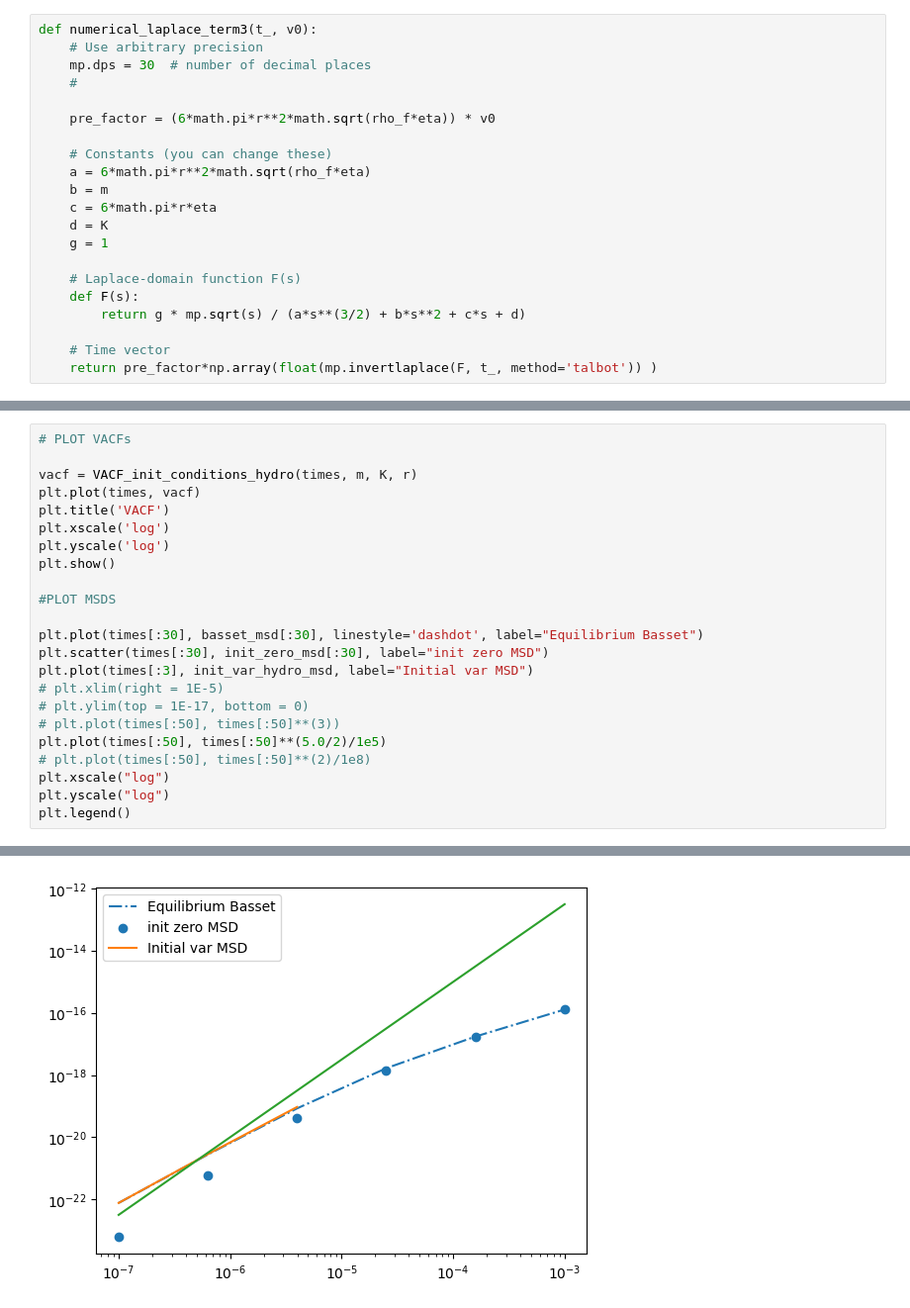
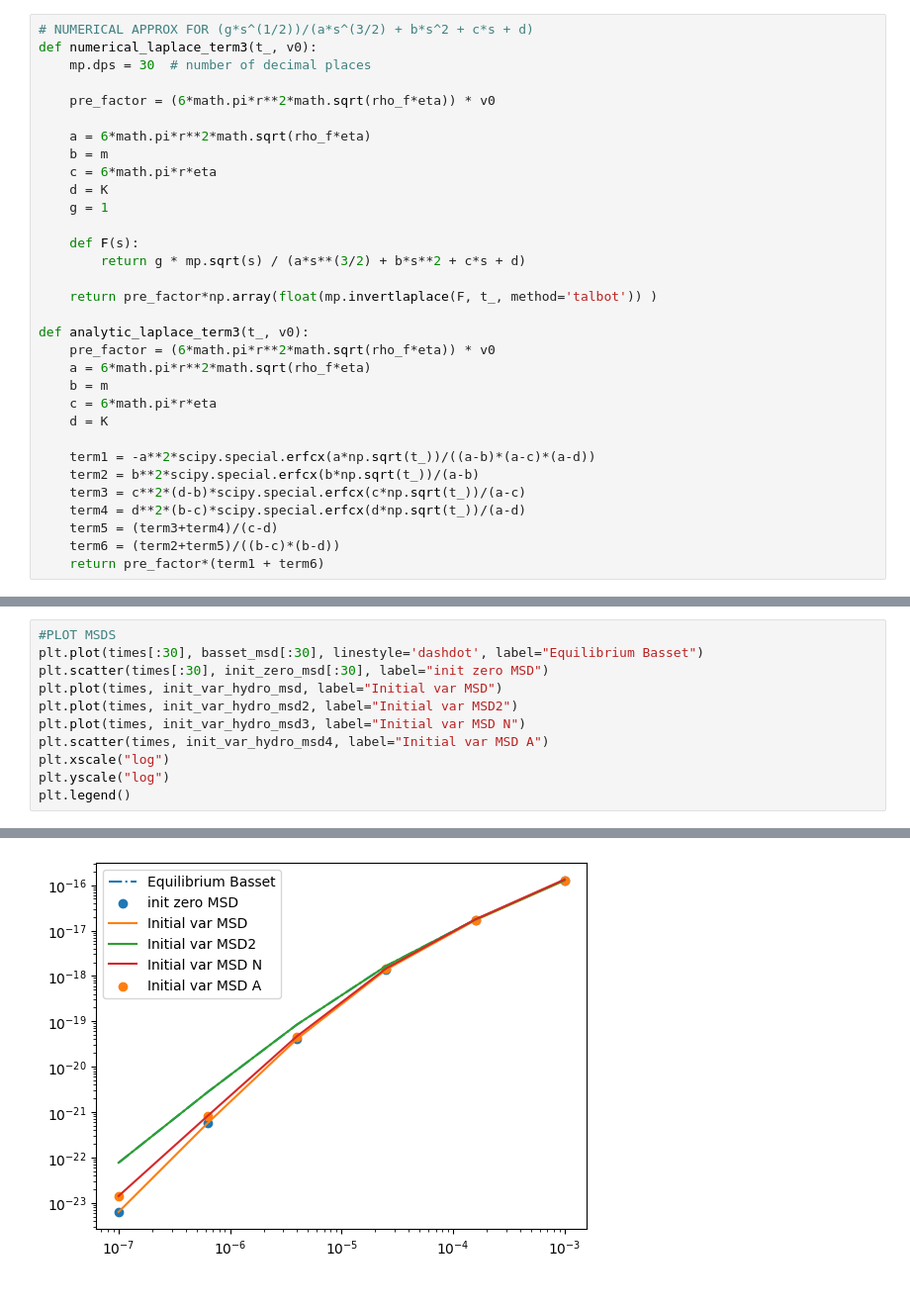
Before and after one commit to mcthumann/Brownian_Data_Analysis, a Jupyter notebook: scripts/msd_hydro_attempt.ipynb, the cells around one changed output, grey strips where cells are left out. Shown at 99% size. Cells and saved outputs as stored; diff of their text form.

```diff
--- a/scripts/msd_hydro_attempt.ipynb
+++ b/scripts/msd_hydro_attempt.ipynb
@@ -137,24 +142,35 @@ def integrate_t2(t1, t, m, K, roots):
 def compute_x_squared(t, m, K, roots):
     return scipy.integrate.quad(lambda t1: integrate_t2(t1, t, m, K, roots), 0, t, epsabs=1e-14, epsrel=1e-14)[0]
 # %%
+# NUMERICAL APPROX FOR (g*s^(1/2))/(a*s^(3/2) + b*s^2 + c*s + d)
 def numerical_laplace_term3(t_, v0):
-    # Use arbitrary precision
     mp.dps = 30  # number of decimal places
-    #
 
     pre_factor = (6*math.pi*r**2*math.sqrt(rho_f*eta)) * v0
 
-    # Constants (you can change these)
     a = 6*math.pi*r**2*math.sqrt(rho_f*eta)
     b = m
     c = 6*math.pi*r*eta
     d = K
     g = 1
 
-    # Laplace-domain function F(s)
     def F(s):
         return g * mp.sqrt(s) / (a*s**(3/2) + b*s**2 + c*s + d)
 
-    # Time vector
     return pre_factor*np.array(float(mp.invertlaplace(F, t_, method='talbot')) )
+
+def analytic_laplace_term3(t_, v0):
+    pre_factor = (6*math.pi*r**2*math.sqrt(rho_f*eta)) * v0
+    a = 6*math.pi*r**2*math.sqrt(rho_f*eta)
+    b = m
+    c = 6*math.pi*r*eta
+    d = K
+
+    term1 = -a**2*scipy.special.erfcx(a*np.sqrt(t_))/((a-b)*(a-c)*(a-d))
+    term2 = b**2*scipy.special.erfcx(b*np.sqrt(t_))/(a-b)
+    term3 = c**2*(d-b)*scipy.special.erfcx(c*np.sqrt(t_))/(a-c)
+    term4 = d**2*(b-c)*scipy.special.erfcx(d*np.sqrt(t_))/(a-d)
+    term5 = (term3+term4)/(c-d)
+    term6 = (term2+term5)/((b-c)*(b-d))
+    return pre_factor*(term1 + term6)
 # %%
@@ -235,26 +323,14 @@ t = 6.31e-07
 # %%
-# PLOT VACFs
-
-vacf = VACF_init_conditions_hydro(times, m, K, r)
-plt.plot(times, vacf)
-plt.title('VACF')
-plt.xscale('log')
-plt.yscale('log')
-plt.show()
-
 #PLOT MSDS
-
 plt.plot(times[:30], basset_msd[:30], linestyle='dashdot', label="Equilibrium Basset")
 plt.scatter(times[:30], init_zero_msd[:30], label="init zero MSD")
-plt.plot(times[:3], init_var_hydro_msd, label="Initial var MSD")
-# plt.xlim(right = 1E-5)
-# plt.ylim(top = 1E-17, bottom = 0)
-# plt.plot(times[:50], times[:50]**(3))
-plt.plot(times[:50], times[:50]**(5.0/2)/1e5)
-# plt.plot(times[:50], times[:50]**(2)/1e8)
+plt.plot(times, init_var_hydro_msd, label="Initial var MSD")
+plt.plot(times, init_var_hydro_msd2, label="Initial var MSD2")
+plt.plot(times, init_var_hydro_msd3, label="Initial var MSD N")
+plt.scatter(times, init_var_hydro_msd4, label="Initial var MSD A")
 plt.xscale("log")
 plt.yscale("log")
 plt.legend()
 # %% [output]
 <matplotlib.legend.Legend at 0x...>
-[figure, old version]
+[figure, new version]
```
Also changed, not shown: parts of 6 cells of this notebook.
